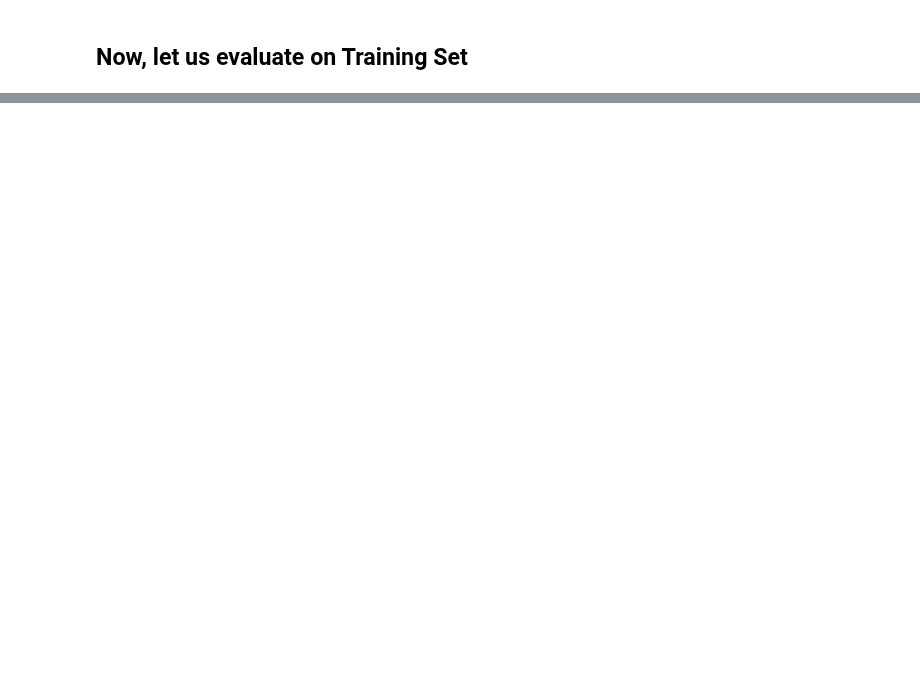
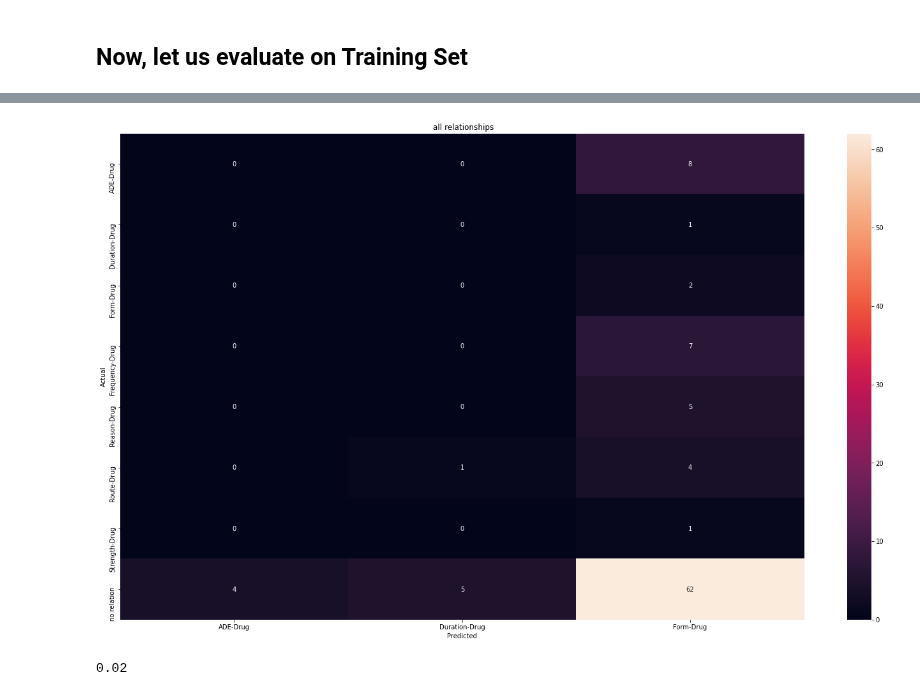
Before and after one commit to pnarsina/w266_final, a Jupyter notebook: project_re/BERT_RE_TACRED.ipynb, the cells around one changed output, grey strips where cells are left out. Saved outputs shown, nothing was run; the diff lists cells and outputs as text; code cells hidden in the pictures; blank space fills up the shorter version.

```diff
--- a/project_re/BERT_RE_TACRED.ipynb
+++ b/project_re/BERT_RE_TACRED.ipynb
@@ -448,0 +188,2 @@ df.groupby(["labels", "matched"]).count()
+# %%
+preds_dev, loss_dev = eval_model( model, train_dataloader, device, num_labels)
@@ -448,0 +211,23 @@ df.groupby(["labels", "matched"]).count()
+# %%
+%matplotlib inline
+from sklearn.metrics import plot_confusion_matrix
+import numpy as np
+import pandas as pd
+import matplotlib.pyplot as plt
+import seaborn as sn
+
+df = pd.DataFrame(all_rels, columns = ['labels', 'predicted'])
+# df.head(10)
+plt.figure(figsize=(24,14))
+plt.title(" all relationships")
+confusion_matrix = pd.crosstab(df['labels'], df['predicted'], rownames=['Actual'], colnames=['Predicted'])
+sn.heatmap(confusion_matrix, annot=True)
+
+plt.show()
+# %% [output]
+[figure, added]
+# %%
+from sklearn import metrics
+metrics.f1_score(df["labels"], df["predicted"], average='micro')
+# %% [output]
+0.02
```
Also changed, not shown: parts of 46 cells of this notebook, 10 other files.
